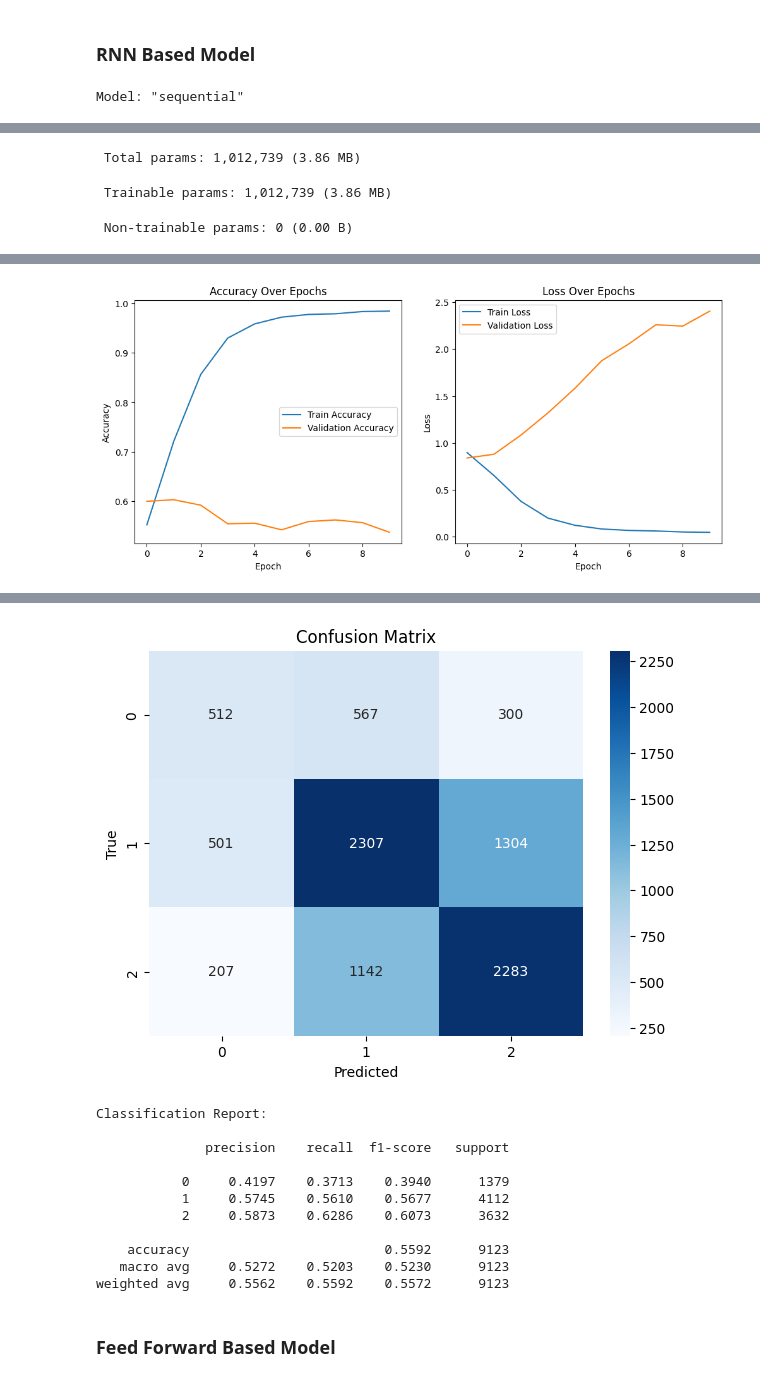
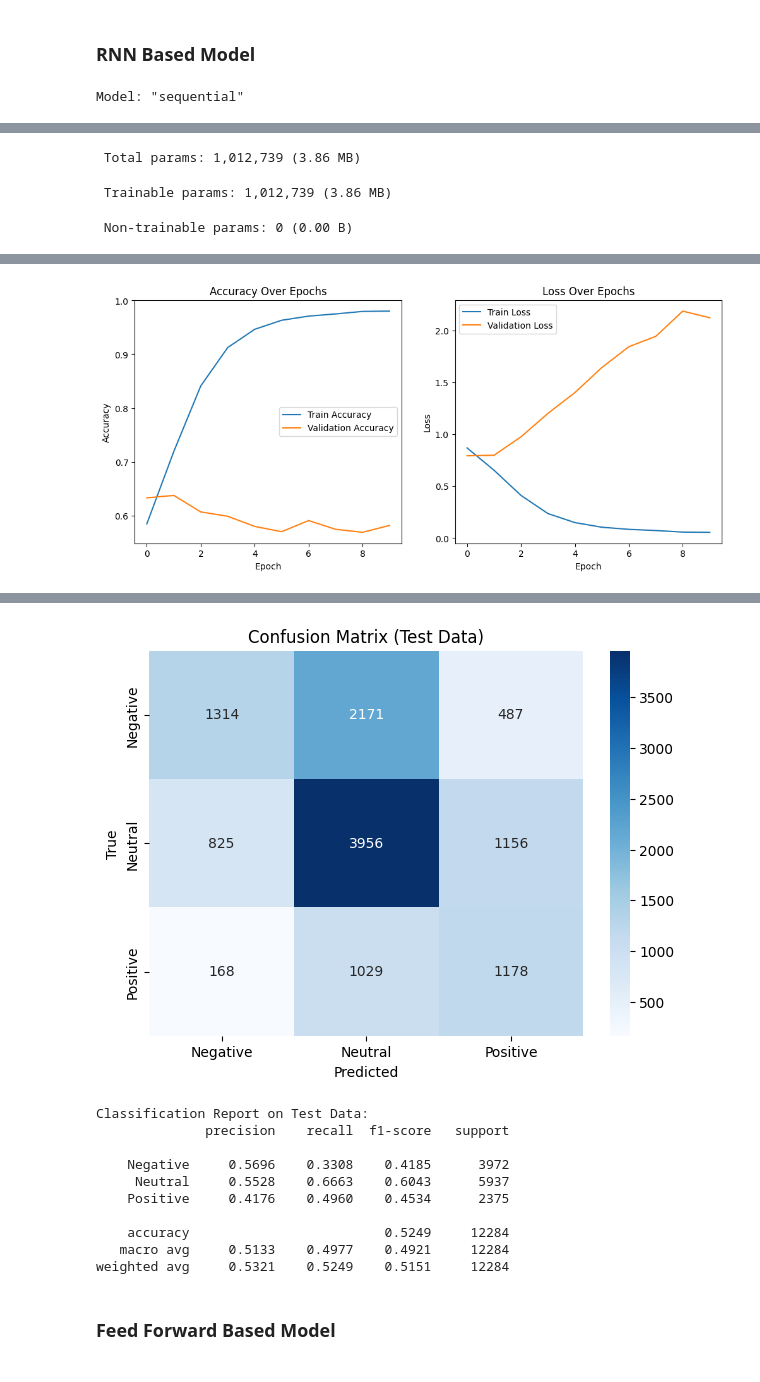
Before and after one commit to IEEE-ALEXSB-SW-TEAM/Machine-Learning-Bootcamp, a Jupyter notebook: S06-CNNs & RNNs/NLP.ipynb, the cells around one changed output, grey strips where cells are left out. Cells and saved outputs as stored; diff of their text form; code cells hidden in the pictures.

```diff
--- a/S06-CNNs & RNNs/NLP.ipynb
+++ b/S06-CNNs & RNNs/NLP.ipynb
@@ -189,3 +201,22 @@ y_test_cat = to_categorical(y_test, num_classes=3)
+# %%
+def test_model(model, X_test, y_test_cat, class_names=['Negative','Neutral','Positive']):
+    y_pred_probs = model.predict(X_test)
+    y_pred = np.argmax(y_pred_probs, axis=1)
+    y_true = np.argmax(y_test_cat, axis=1)
+
+    # Confusion Matrix
+    conf_mat = confusion_matrix(y_true, y_pred)
+    plt.figure(figsize=(7,5))
+    sns.heatmap(conf_mat, annot=True, fmt='d', cmap='Blues',
+                xticklabels=class_names, yticklabels=class_names)
+    plt.title('Confusion Matrix (Test Data)')
+    plt.xlabel('Predicted')
+    plt.ylabel('True')
+    plt.show()
+
+    # Classification Report
+    print("Classification Report on Test Data:")
+    print(classification_report(y_true, y_pred, digits=4, target_names=class_names))
 # %% [markdown]
 ### RNN Based Model
 # %%
@@ -210,12 +241,12 @@ rnn_model.compile(loss='categorical_crossentropy', optimizer='adam', metrics=['a
 rnn_model.build(input_shape=(None, max_length))
 rnn_model.summary()
 
-# Training the model
-history = rnn_model.fit(
+
+history_rnn = rnn_model.fit(
     X_train_pad, y_train_cat,
     epochs=10,
     batch_size=32,
-    validation_split=0.2,
+    validation_data=(X_val_pad, y_val_cat),  # <-- use val set for monitoring
     verbose=1
 )
 
@@ -224,8 +255,8 @@ plt.figure(figsize=(12,5))
 
 # Accuracy curve
 plt.subplot(1,2,1)
-plt.plot(history.history['accuracy'], label='Train Accuracy')
-plt.plot(history.history['val_accuracy'], label='Validation Accuracy')
+plt.plot(history_rnn.history['accuracy'], label='Train Accuracy')
+plt.plot(history_rnn.history['val_accuracy'], label='Validation Accuracy')
 plt.title('Accuracy Over Epochs')
 plt.xlabel('Epoch')
 plt.ylabel('Accuracy')
@@ -233,8 +264,8 @@ plt.legend()
 
 # Loss curve
 plt.subplot(1,2,2)
-plt.plot(history.history['loss'], label='Train Loss')
-plt.plot(history.history['val_loss'], label='Validation Loss')
+plt.plot(history_rnn.history['loss'], label='Train Loss')
+plt.plot(history_rnn.history['val_loss'], label='Validation Loss')
 plt.title('Loss Over Epochs')
 plt.xlabel('Epoch')
 plt.ylabel('Loss')
@@ -242,24 +273,8 @@ plt.legend()
 
 plt.show()
 
-# Testing model
-y_pred_probs = rnn_model.predict(X_test_pad)
-y_pred = np.argmax(y_pred_probs, axis=1)
-y_true = np.argmax(y_test_cat, axis=1)
-
-# Confusion Matrix
-conf_mat = confusion_matrix(y_true, y_pred)
-
-plt.figure(figsize=(7,5))
-sns.heatmap(conf_mat, annot=True, fmt='d', cmap='Blues')
-plt.title('Confusion Matrix')
-plt.xlabel('Predicted')
-plt.ylabel('True')
-plt.show()
-
-# Classification Report
-print("Classification Report:\n")
-print(classification_report(y_true, y_pred, digits=4))
+# Evaluate on test set
+test_model(rnn_model, X_test_pad, y_test_cat)  # <-- test evaluation
 # %% [output]
 Model: "sequential"
 ┏━━━━━━━━━━━━━━━━━━━━━━━━━━━━━━━━━┳━━━━━━━━━━━━━━━━━━━━━━━━┳━━━━━━━━━━━━━━━┓
@@ -299 +314 @@ Epoch 10/10
-[figure, old version]
+[figure, new version]
@@ -301,15 +316,14 @@ Epoch 10/10
-[figure, old version]
+[figure, new version]
-Classification Report:
-
+Classification Report on Test Data:
               precision    recall  f1-score   support
 
-           0     0.4197    0.3713    0.3940      1379
-           1     0.5745    0.5610    0.5677      4112
-           2     0.5873    0.6286    0.6073      3632
+    Negative     0.5696    0.3308    0.4185      3972
+     Neutral     0.5528    0.6663    0.6043      5937
+    Positive     0.4176    0.4960    0.4534      2375
 
-    accuracy                         0.5592      9123
-   macro avg     0.5272    0.5203    0.5230      9123
-weighted avg     0.5562    0.5592    0.5572      9123
+    accuracy                         0.5249     12284
+   macro avg     0.5133    0.4977    0.4921     12284
+weighted avg     0.5321    0.5249    0.5151     12284
 # %% [markdown]
 ### Feed Forward Based Model
 # %%
```
Also changed, not shown: parts of 17 cells of this notebook, 1 other file.
